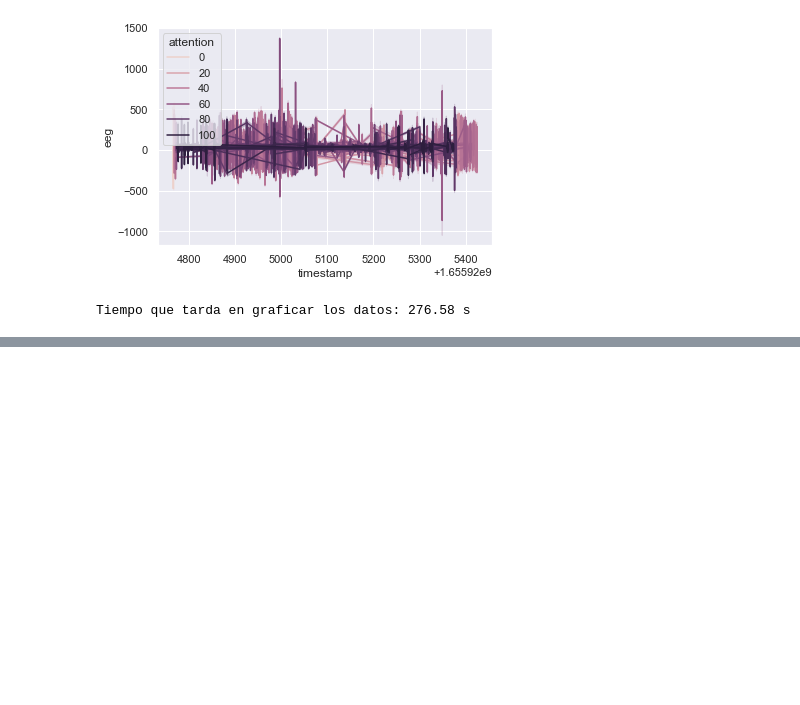
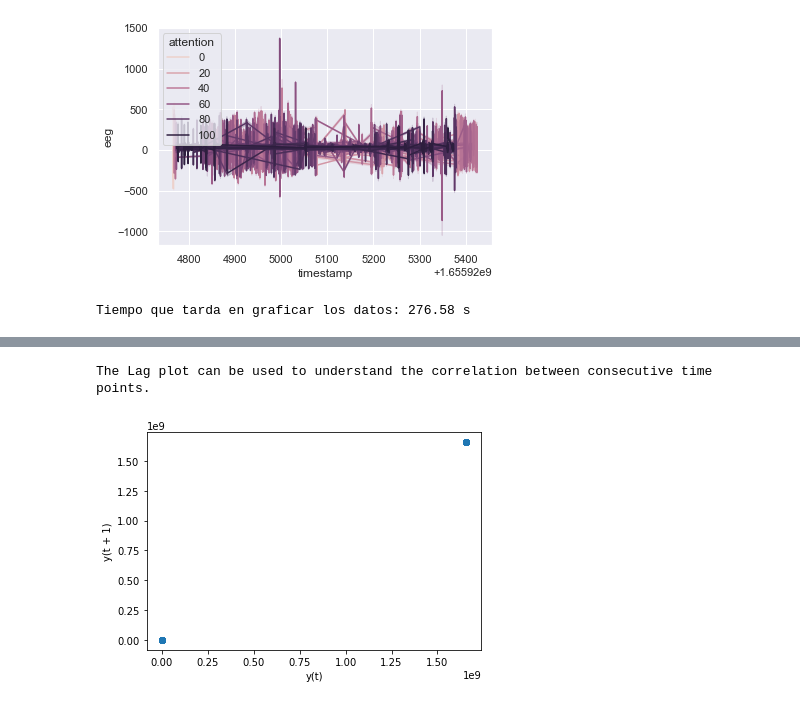
Before and after one commit to kryari/python-scientific, a Jupyter notebook: TP/TP.ipynb, the cells around one changed output, grey strips where cells are left out. Drawn from its saved outputs; the diff is of its cells as text; code cells hidden in the pictures; blank space fills up the shorter version.

```diff
--- a/TP/TP.ipynb
+++ b/TP/TP.ipynb
@@ -85,0 +94,10 @@ Tiempo que tarda en graficar los datos: 276.58 s
+# %%
+signals = signals.astype('float32')
+print('The Lag plot can be used to understand the correlation between consecutive time points.')
+from matplotlib import pyplot
+from pandas.plotting import lag_plot
+lag_plot(signals)
+pyplot.show()
+# %% [output]
+The Lag plot can be used to understand the correlation between consecutive time points.
+[figure, added]
```
Also changed, not shown: parts of 10 cells of this notebook.
